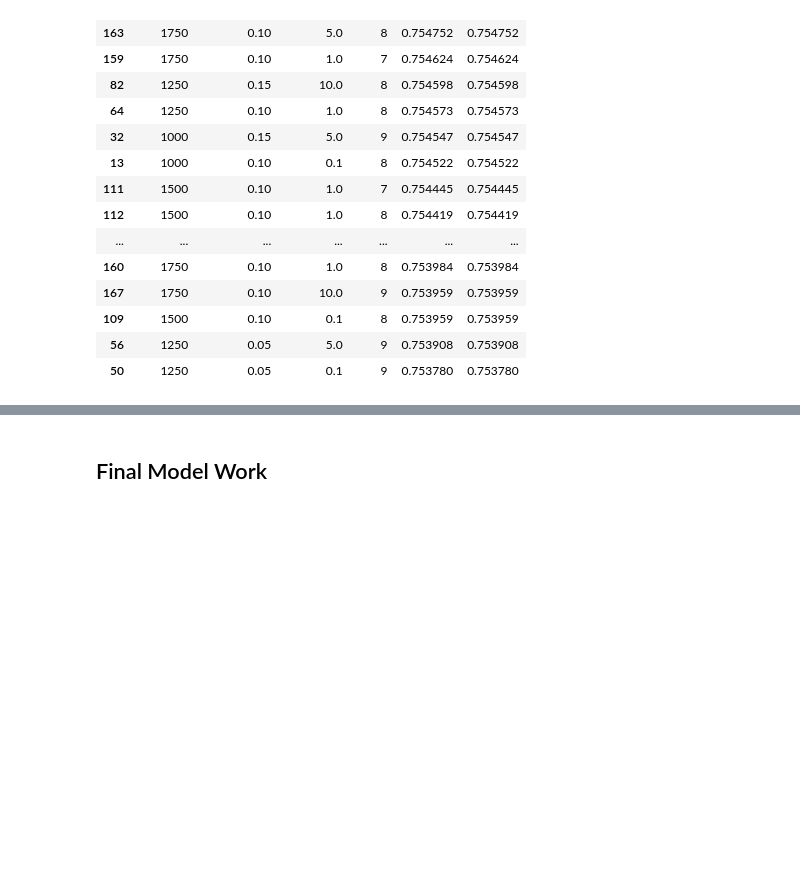
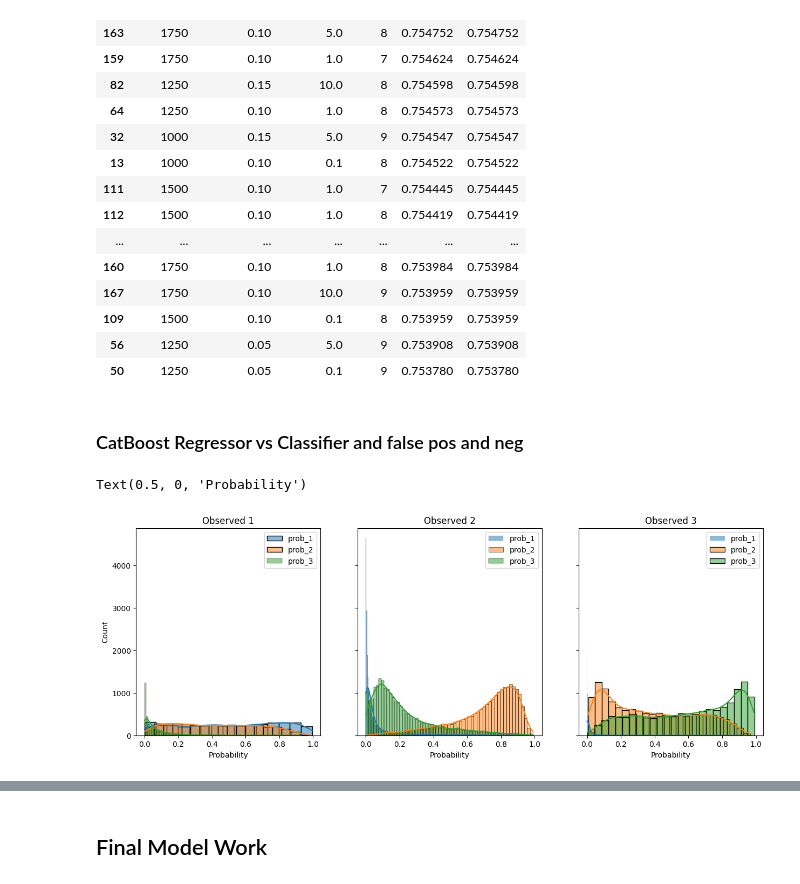
Before and after one commit to teofc111/DD_earthquake, a Jupyter notebook: DD_earthquake_2_autoencode.ipynb, the cells around one changed output, grey strips where cells are left out. Drawn from its saved outputs; the diff is of its cells as text; code cells hidden in the pictures; blank space fills up the shorter version.

```diff
--- a/DD_earthquake_2_autoencode.ipynb
+++ b/DD_earthquake_2_autoencode.ipynb
@@ -999,3 +1787,5 @@ catboost_classifier_results.sort_values(by='f1-score',ascending=False).head(30)
 | 109 | 1500 | 0.10 | 0.1 | 8 | 0.753959 | 0.753959 |
 | 56 | 1250 | 0.05 | 5.0 | 9 | 0.753908 | 0.753908 |
 | 50 | 1250 | 0.05 | 0.1 | 9 | 0.753780 | 0.753780 |
+# %% [markdown]
+### CatBoost Regressor vs Classifier and false pos and neg
@@ -1001,0 +1820,28 @@ catboost_classifier_results.sort_values(by='f1-score',ascending=False).head(30)
+# %%
+pred_cls = pd.concat([pred_cls_or.copy(),pd.DataFrame(model_cls.predict_proba(df_test_X_cls),columns=['prob_1','prob_2','prob_3'])],axis=1)
+# %%
+fig, axs = plt.subplots(1,3,figsize=(15,5), sharey=True)
+# fig, axs = plt.subplots(1,3,figsize=(15,5))
+sns.histplot(pred_cls[pred_cls['Observed']==1]['prob_1'], label='prob_1', kde=True, ax=axs[0])
+sns.histplot(pred_cls[pred_cls['Observed']==1]['prob_2'], label='prob_2', kde=True, ax=axs[0])
+sns.histplot(pred_cls[pred_cls['Observed']==1]['prob_3'], label='prob_3', kde=True, ax=axs[0])
+axs[0].legend()
+axs[0].set_title('Observed 1')
+axs[0].set_xlabel('Probability')
+
+sns.histplot(pred_cls[pred_cls['Observed']==2]['prob_1'], label='prob_1', kde=True, ax=axs[1])
+sns.histplot(pred_cls[pred_cls['Observed']==2]['prob_2'], label='prob_2', kde=True, ax=axs[1])
+sns.histplot(pred_cls[pred_cls['Observed']==2]['prob_3'], label='prob_3', kde=True, ax=axs[1])
+axs[1].legend()
+axs[1].set_title('Observed 2')
+axs[1].set_xlabel('Probability')
+
+sns.histplot(pred_cls[pred_cls['Observed']==3]['prob_1'], label='prob_1', kde=True, ax=axs[2])
+sns.histplot(pred_cls[pred_cls['Observed']==3]['prob_2'], label='prob_2', kde=True, ax=axs[2])
+sns.histplot(pred_cls[pred_cls['Observed']==3]['prob_3'], label='prob_3', kde=True, ax=axs[2])
+axs[2].legend()
+axs[2].set_title('Observed 3')
+axs[2].set_xlabel('Probability')
+# %% [output]
+Text(0.5, 0, 'Probability')
+[figure, added]
```
Also changed, not shown: parts of 52 cells of this notebook.
